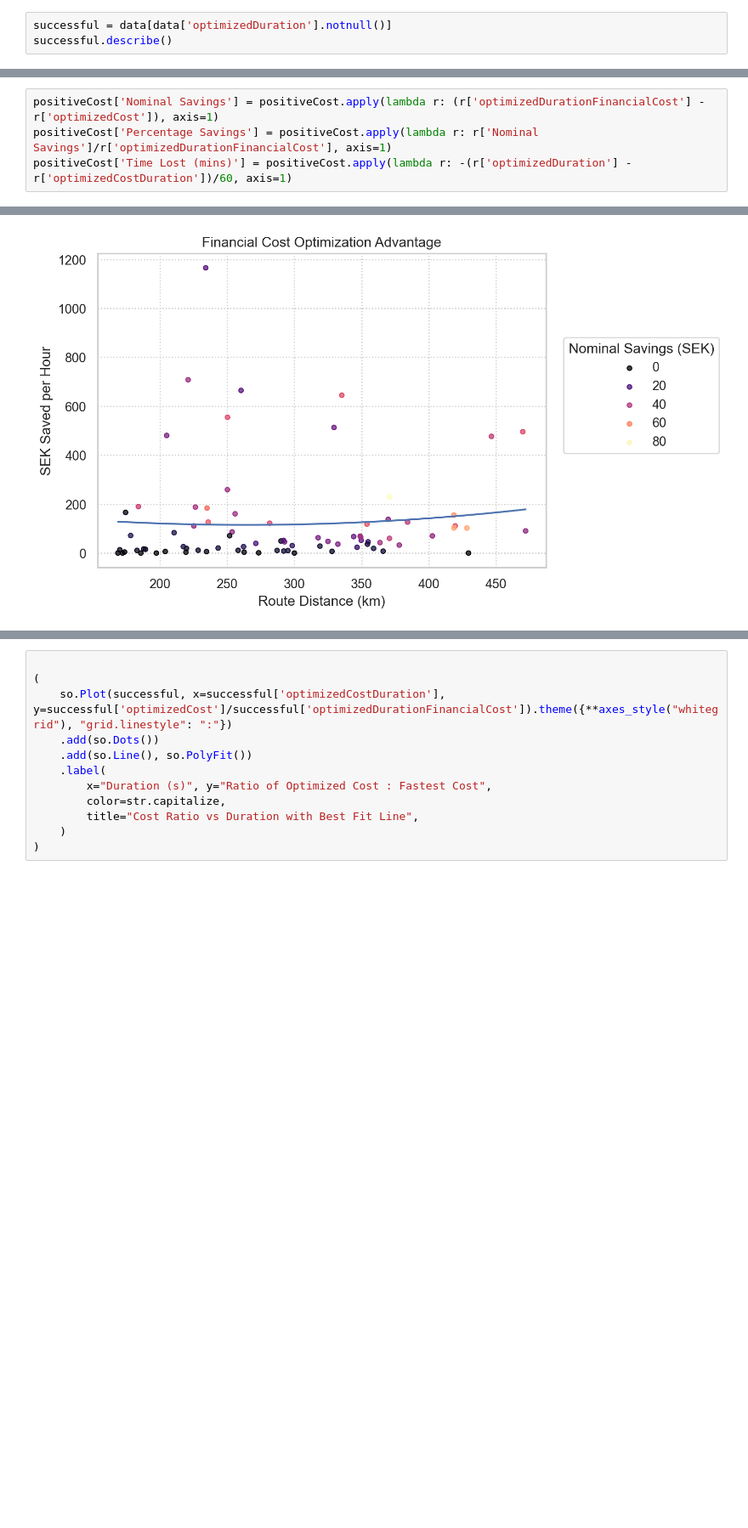
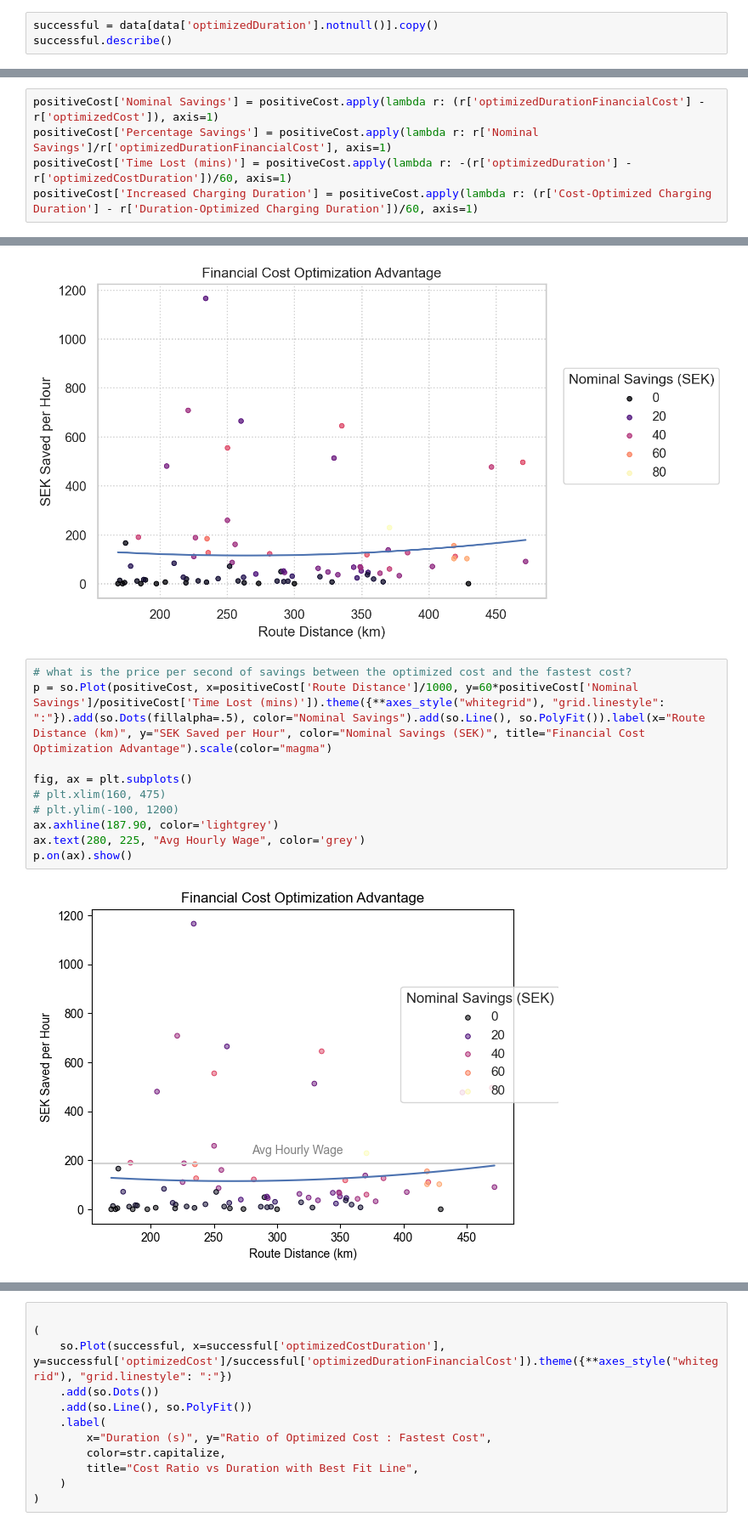
Before and after one commit to mattlehrer/ev-routing-experiment-analysis, a Jupyter notebook: figures.ipynb, the cells around one changed output, grey strips where cells are left out. Shown at 85% size. Cells and saved outputs as stored; diff of their text form; blank space fills up the shorter version.

```diff
--- a/figures.ipynb
+++ b/figures.ipynb
@@ -58,7 +64,7 @@ data.describe()
 | 75% | 1685112930480.5 | 45709.592069 | 43.0 | 50.0 | 121.498577 | 21498.189486 | ... |
 | max | 1685172182051.0 | 87259.953318 | 43.0 | 50.0 | 319.100268 | 37951.907247 | ... |
 # %%
-successful = data[data['optimizedDuration'].notnull()]
+successful = data[data['optimizedDuration'].notnull()].copy()
 successful.describe()
 # %% [output]
 |  | startTime | totalPower | minimumCapacity | chargeLevelInterval | optimizedCost | optimizedCostDuration | ... |
@@ -191,3 +197,4 @@ positiveCost.loc[positiveCost['Cost-Optimized Cost per kW'] >= 5].describe()
 positiveCost['Nominal Savings'] = positiveCost.apply(lambda r: (r['optimizedDurationFinancialCost'] - r['optimizedCost']), axis=1)
 positiveCost['Percentage Savings'] = positiveCost.apply(lambda r: r['Nominal Savings']/r['optimizedDurationFinancialCost'], axis=1)
 positiveCost['Time Lost (mins)'] = positiveCost.apply(lambda r: -(r['optimizedDuration'] - r['optimizedCostDuration'])/60, axis=1)
+positiveCost['Increased Charging Duration'] = positiveCost.apply(lambda r: (r['Cost-Optimized Charging Duration'] - r['Duration-Optimized Charging Duration'])/60, axis=1)
@@ -297,3 +342,15 @@ so.Plot(positiveCost, x=positiveCost['Cost-Optimized Charging Stops'], y=positiv
 so.Plot(positiveCost, x=positiveCost['Route Distance']/1000, y=60*positiveCost['Nominal Savings']/positiveCost['Time Lost (mins)']).theme({**axes_style("whitegrid"), "grid.linestyle": ":"}).add(so.Dots(fillalpha=.75), color="Nominal Savings").add(so.Line(), so.PolyFit()).label(x="Route Distance (km)", y="SEK Saved per Hour", color="Nominal Savings (SEK)", title="Financial Cost Optimization Advantage").scale(color="magma")
 # %% [output]
 [figure]
+# %%
+# what is the price per second of savings between the optimized cost and the fastest cost?
+p = so.Plot(positiveCost, x=positiveCost['Route Distance']/1000, y=60*positiveCost['Nominal Savings']/positiveCost['Time Lost (mins)']).theme({**axes_style("whitegrid"), "grid.linestyle": ":"}).add(so.Dots(fillalpha=.5), color="Nominal Savings").add(so.Line(), so.PolyFit()).label(x="Route Distance (km)", y="SEK Saved per Hour", color="Nominal Savings (SEK)", title="Financial Cost Optimization Advantage").scale(color="magma")
+
+fig, ax = plt.subplots()
+# plt.xlim(160, 475)
+# plt.ylim(-100, 1200)
+ax.axhline(187.90, color='lightgrey')
+ax.text(280, 225, "Avg Hourly Wage", color='grey')
+p.on(ax).show()
+# %% [output]
+[figure, added]
```
Also changed, not shown: parts of 6 cells of this notebook.
